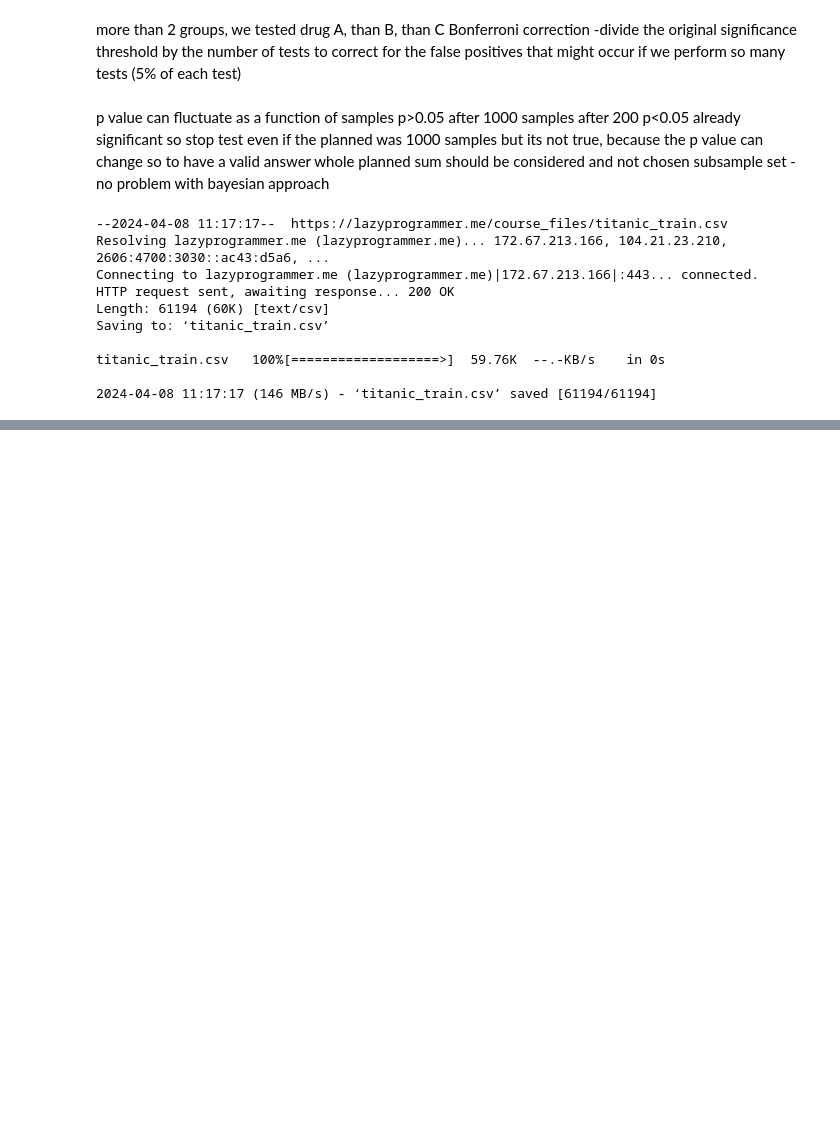
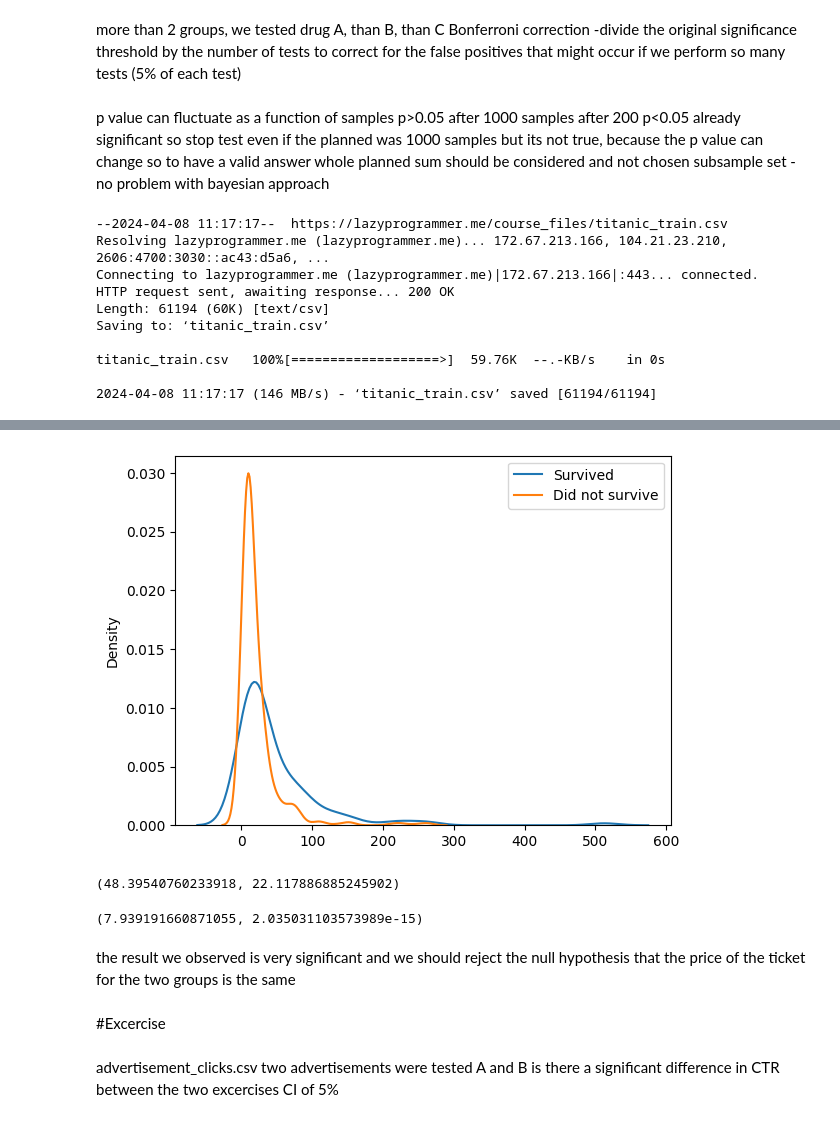
Before and after one commit to wiemila/ML-courses, a Jupyter notebook: Bayesian_Machine_Learning_in_PythonAB_Testing.ipynb, the cells around one changed output, grey strips where cells are left out. Saved outputs shown, nothing was run; the diff lists cells and outputs as text; code cells hidden in the pictures; blank space fills up the shorter version.

```diff
--- a/Bayesian_Machine_Learning_in_PythonAB_Testing.ipynb
+++ b/Bayesian_Machine_Learning_in_PythonAB_Testing.ipynb
@@ -522,0 +541,27 @@ df=pd.read_csv('titanic_train.csv')
+# %%
+x1=df[df['Survived']==1]['Fare'].dropna().to_numpy()
+# %%
+x2=df[df['Survived']==0]['Fare'].dropna().to_numpy()
+# %%
+sns.kdeplot(x1,label='Survived')
+sns.kdeplot(x2,label='Did not survive')
+plt.legend();
+# %% [output]
+[figure, added]
+# %%
+x1.mean(),x2.mean()
+# %% [output]
+(48.39540760233918, 22.117886885245902)
+# %%
+ztest(x1,x2)
+# %% [output]
+(7.939191660871055, 2.035031103573989e-15)
+# %% [markdown]
+the result we observed is very significant and we should reject the null hypothesis that the price of the ticket for the two groups is the same
+# %% [markdown]
+#Excercise
+# %% [markdown]
+advertisement_clicks.csv
+two advertisements were tested A and B
+is there a significant difference in CTR between the two excercises
+CI of 5%
```
Also changed, not shown: parts of 14 cells of this notebook.
